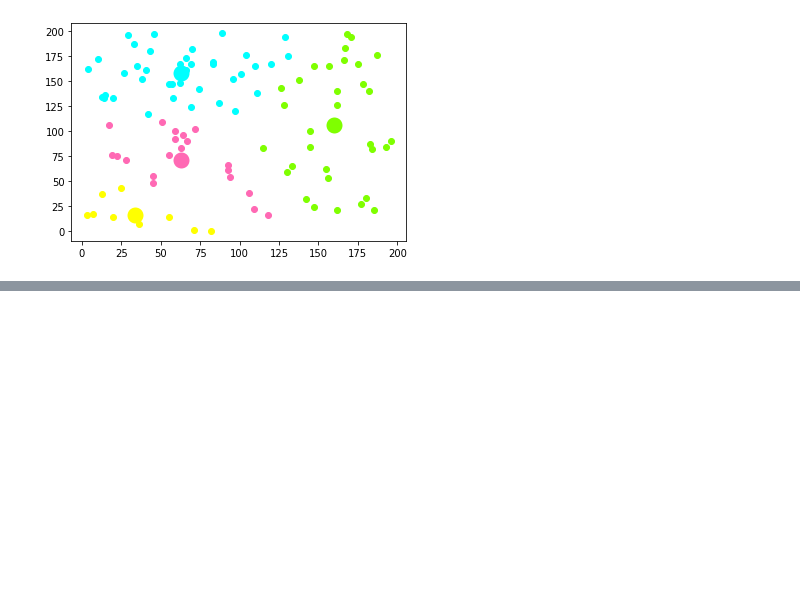
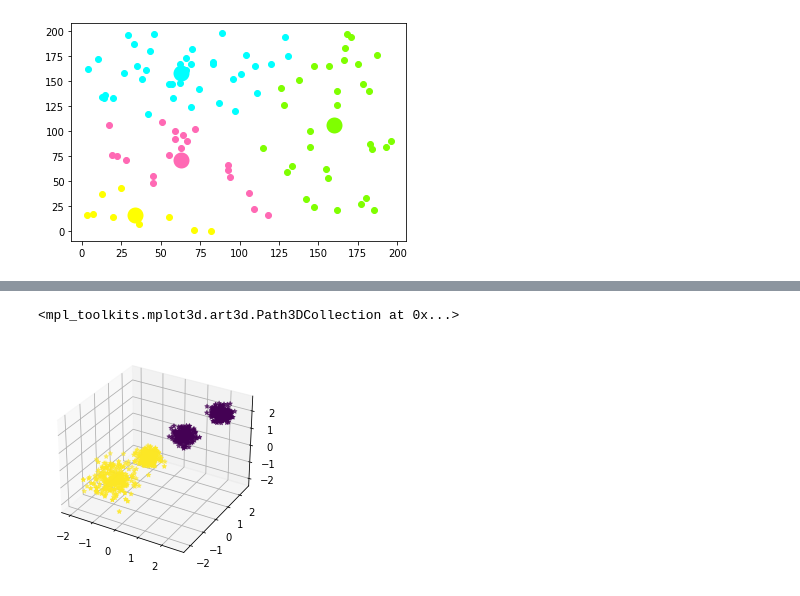
Before and after one commit to Yandong024/MachineLearning, a Jupyter notebook: code/Tutorial/D2/Kmeans step by step.ipynb, the cells around one changed output, grey strips where cells are left out. Cells and saved outputs as stored; diff of their text form; code cells hidden in the pictures; blank space fills up the shorter version.

```diff
--- a/code/Tutorial/D2/Kmeans step by step.ipynb
+++ b/code/Tutorial/D2/Kmeans step by step.ipynb
@@ -131,0 +144,8 @@ plt.show()
+# %%
+y_pred = KMeans(n_clusters=2, random_state=9).fit_predict(X)
+fig = plt.figure()
+ax = plt.axes(projection='3d')
+ax.scatter(X[:, 0], X[:, 1], X[:, 2], marker='*', c=y_pred)
+# %% [output]
+<mpl_toolkits.mplot3d.art3d.Path3DCollection at 0x...>
+[figure, added]
```
Also changed, not shown: parts of 1 cell of this notebook, 13 other files.
